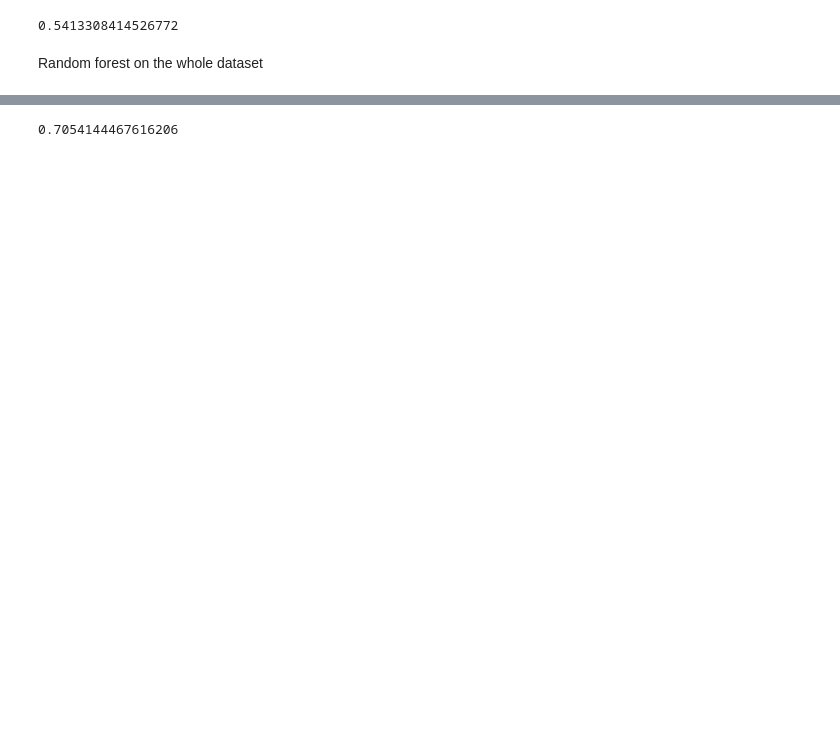
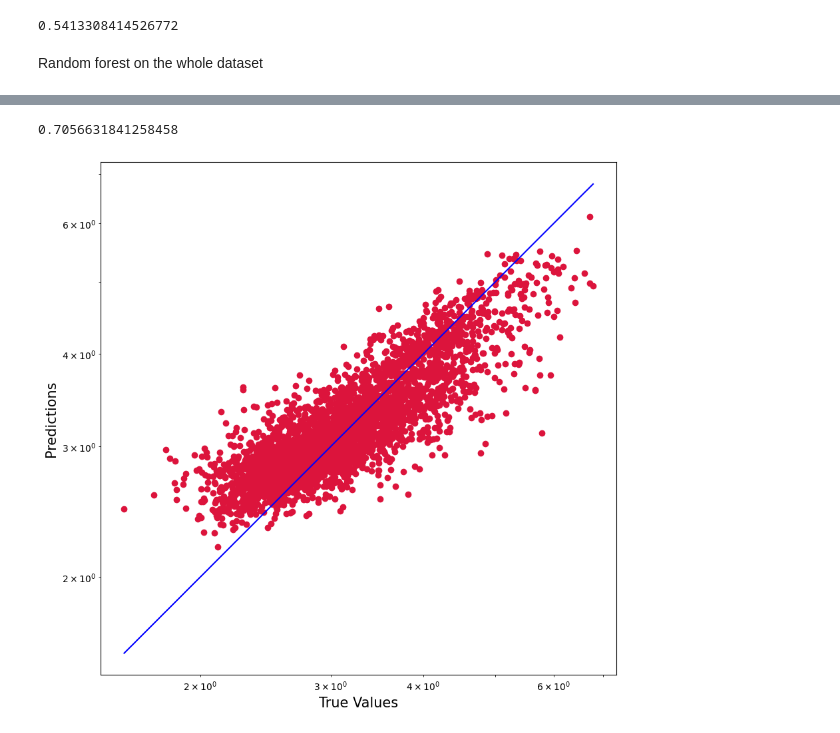
Before and after one commit to MartinKirkegaardDK/Bachelor, a Jupyter notebook: dist_calculations.ipynb, the cells around one changed output, grey strips where cells are left out. Cells and saved outputs as stored; diff of their text form; code cells hidden in the pictures; blank space fills up the shorter version.

```diff
--- a/dist_calculations.ipynb
+++ b/dist_calculations.ipynb
@@ -197,4 +145 @@ Name: 0, Length: 16836, dtype: float64
-# %%
-distance  = pd.read_csv("data/distance_data/processed_distances.csv")
-distance["0"] = distance["0"].fillna(0)
 # %%
@@ -221,6 +189,0 @@ rf = RandomForestRegressor(n_estimators = 150, max_features = 'sqrt', max_depth
-# %%
-prediction = rf.predict(X_test)
-r2 = r2_score(y_test, prediction)
-print(r2)
-# %% [output]
-0.7054144467616206
@@ -242,0 +190,18 @@ def with_distance():
+# %%
+y_test, prediction = rf_with_distance()
+
+plt.figure(figsize=(10,10))
+plt.scatter(y_test, prediction, c='crimson')
+plt.yscale('log')
+plt.xscale('log')
+
+p1 = max(max(prediction), max(y_test))
+p2 = min(min(prediction), min(y_test))
+plt.plot([p1, p2], [p1, p2], 'b-')
+plt.xlabel('True Values', fontsize=15)
+plt.ylabel('Predictions', fontsize=15)
+plt.axis('equal')
+plt.show()
+# %% [output]
+0.7056631841258458
+[figure, added]
```
Also changed, not shown: parts of 23 cells of this notebook, 4 other files.
